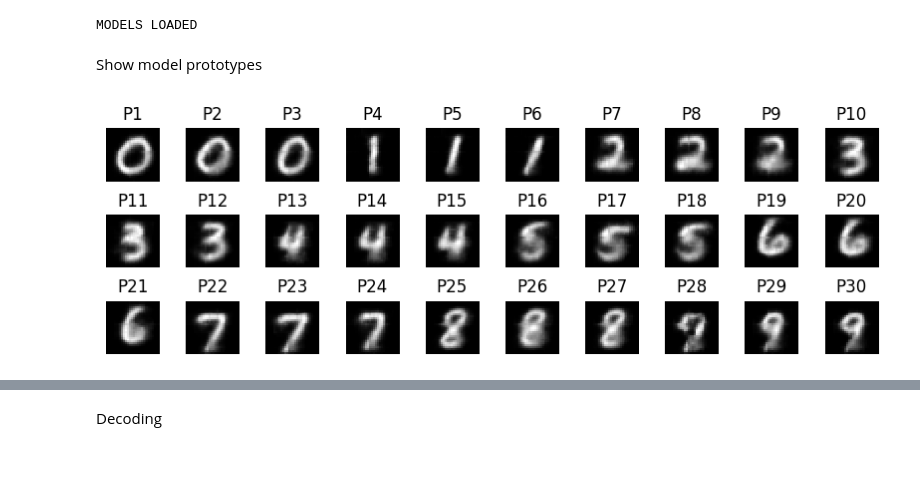
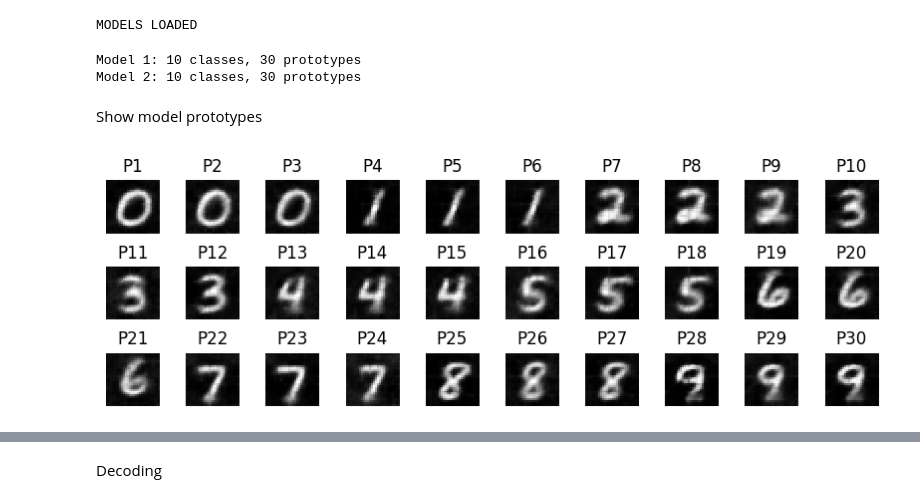
Before and after one commit to hugorecio-7/Praktikak-PrototypeDNN-Robustness-main, a Jupyter notebook: PrototypeDL_MNIST_Visualization.ipynb, the cells around one changed output, grey strips where cells are left out. Saved outputs shown, nothing was run; the diff lists cells and outputs as text; code cells hidden in the pictures; blank space fills up the shorter version.

```diff
--- a/PrototypeDL_MNIST_Visualization.ipynb
+++ b/PrototypeDL_MNIST_Visualization.ipynb
@@ -81,34 +87,42 @@ print("MODELS LOADED")
 # %% [output]
 MODELS LOADED
 # %%
-model = b30
+model1 = b30_ft_e
+model2 = b30
 # %%
-n_classes = model.fc.linear.weight.size(0)
-n_prototypes = model.fc.linear.weight.size(1)
+n_classes1 = model1.fc.linear.weight.size(0)
+n_prototypes1 = model1.fc.linear.weight.size(1)
+n_classes2 = model2.fc.linear.weight.size(0)
+n_prototypes2 = model2.fc.linear.weight.size(1)
 input_height = 28         # MNIST data input shape
 input_width = input_height
+print(f"Model 1: {n_classes1} classes, {n_prototypes1} prototypes")
+print(f"Model 2: {n_classes2} classes, {n_prototypes2} prototypes")
+# %% [output]
+Model 1: 10 classes, 30 prototypes
+Model 2: 10 classes, 30 prototypes
 # %% [markdown]
 Show model prototypes
 # %%
 # visualize the prototype images
-prototype_distances = model.prototype_layer.prototype_distances
-prototype_imgs = model.decoder(prototype_distances.reshape((-1,10,2,2))).detach().cpu()
+prototype_distances = model1.prototype_layer.prototype_distances
+prototype_imgs = model1.decoder(prototype_distances.reshape((-1,10,2,2))).detach().cpu()
 
 n_cols = 10
-n_rows = n_prototypes // n_cols + 1 if n_prototypes % n_cols != 0 else n_prototypes // n_cols
+n_rows = n_prototypes1 // n_cols + 1 if n_prototypes1 % n_cols != 0 else n_prototypes1 // n_cols
 g, b = plt.subplots(n_rows, n_cols, figsize=(n_cols, n_rows))
 
 # Ajuste del espacio entre subgráficos
 plt.subplots_adjust(wspace=0.5, hspace=0.5)
 
 for i in range(n_rows):
     for j in range(n_cols):
-        if i*n_cols + j < n_prototypes:
+        if i*n_cols + j < n_prototypes1:
             b[i][j].imshow(prototype_imgs[i*n_cols + j].reshape(input_height, input_width),
                             cmap='gray',
                             interpolation='none')
             b[i][j].axis('off')
             b[i][j].set_title(f'P{i*n_cols + j + 1}')
 plt.show()
 # %% [output]
-[figure, old version]
+[figure, new version]
```
Also changed, not shown: parts of 7 cells of this notebook, 6 other files.
